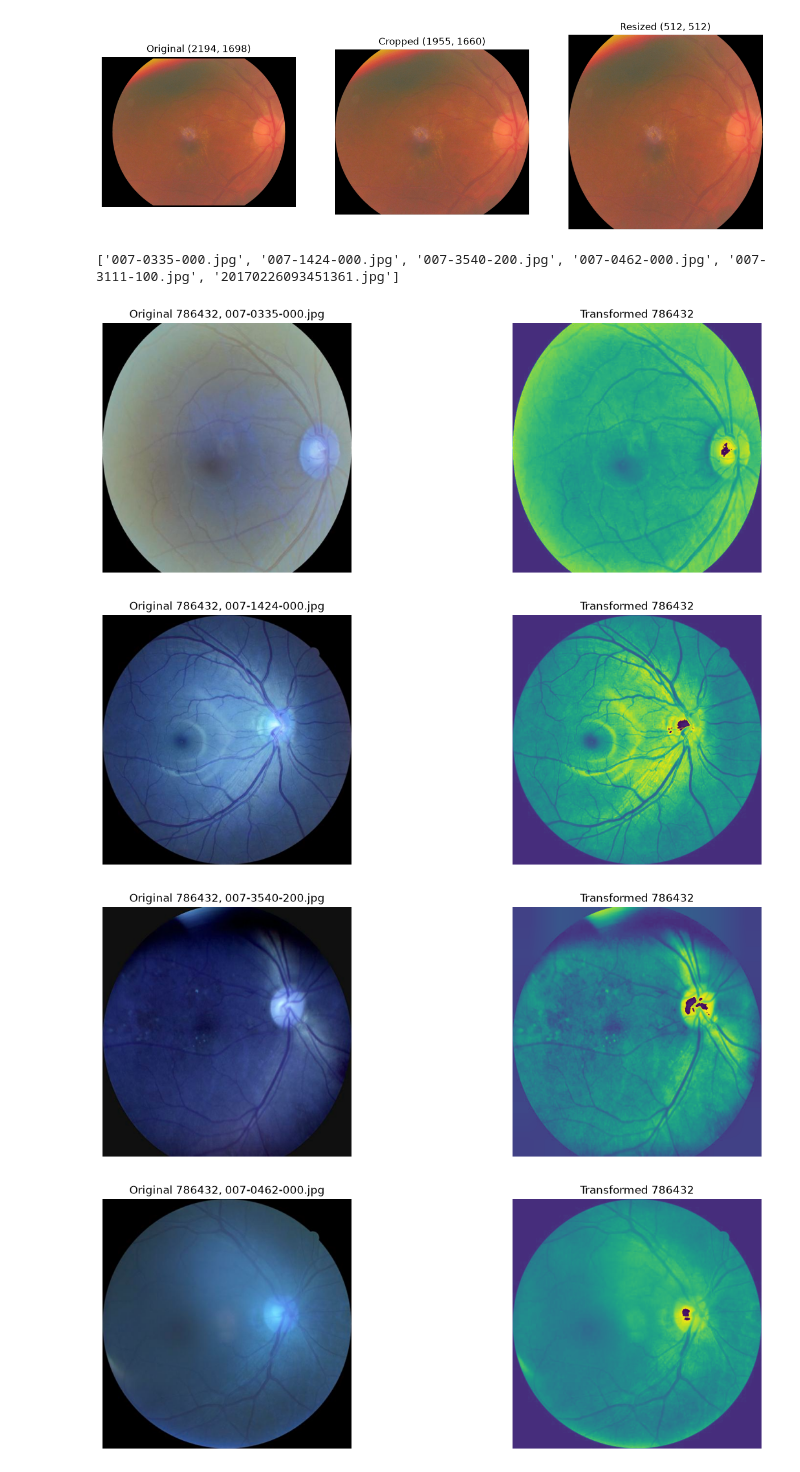
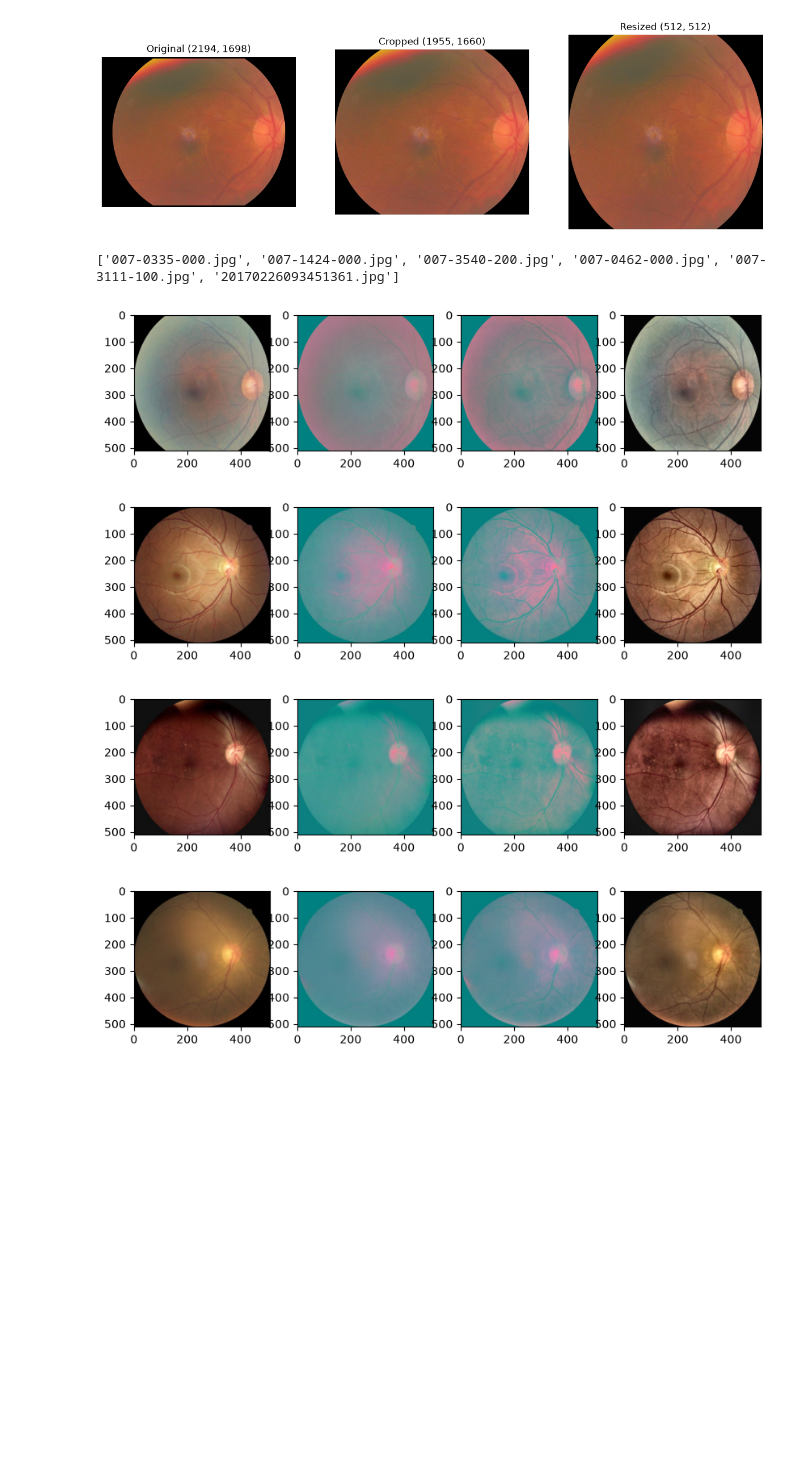
Before and after one commit to SaNita9/mlsp_experiments, a Jupyter notebook: crop_resize_experiment.ipynb, the cells around one changed output. Cells and saved outputs as stored; diff of their text form; code cells hidden in the pictures; blank space fills up the shorter version.

Commit message:
drafted clahe pipeline

```diff
--- a/crop_resize_experiment.ipynb
+++ b/crop_resize_experiment.ipynb
@@ -54,34 +54,52 @@ plt.show()
 # %%
 import matplotlib.pyplot as plt
 import cv2
 import numpy as np
 import os
+
+from PIL import Image
 
 root = "./ddr/DDR-dataset/DR_grading"
 name_list = os.path.join(root, "train512")
 img_list = os.listdir(name_list)[:6]
 
 print(img_list)
 
 for img_name in img_list:
 	img_path = os.path.join(root, "train512", img_name)
-	img =  cv2.imread(img_path)
 
-	fig, axes = plt.subplots(1, 2, figsize=(15, 5))
-	axes[0].imshow(img)
-	axes[0].set_title(f"Original {img.size}, {img_name}")
-	image_bw = cv2.cvtColor(img, cv2.COLOR_BGR2GRAY)
-	clahe = cv2.createCLAHE(clipLimit=2)
-	clahe_img = np.clip(clahe.apply(image_bw) + 30, 0, 255).astype(np.uint8)
-	_, threshold_img = cv2.threshold(image_bw, 155, 255, cv2.THRESH_BINARY)
-	axes[1].imshow(clahe_img)
-	axes[1].set_title(f"Transformed {img.size}")
-	for ax in axes:
-		ax.axis("off")
+	img_bgr = cv2.imread(img_path)
+	img_rgb = cv2.cvtColor(img_bgr, cv2.COLOR_BGR2RGB)
+	lab = cv2.cvtColor(img_bgr,cv2.COLOR_BGR2LAB)
+
+	L,A,B=cv2.split(lab)
+	# cv2.imshow("L_Channel",L) # For L Channel
+	# cv2.imshow("A_Channel",A) # For A Channel
+	# cv2.imshow("B_Channel",B) # For B Channel
+
+
+	fig, axes = plt.subplots(1, 4, figsize=(10, 3))
+	axes[0].imshow(img_rgb)
+	axes[1].imshow(lab)
+	# axes[2].imshow(L)
+
+	# axes[0].set_title(f"Original {img.size}, {img_name}")
+
+	clip_limit = 2
+	tile_grid_size = (8, 8)
+
+	clahe = cv2.createCLAHE(clipLimit=clip_limit, tileGridSize=tile_grid_size)
+	clahe_L = np.clip(clahe.apply(L))
+
+	clahe_lab = cv2.merge((clahe_L, A, B))
+	clahe_rgb = cv2.cvtColor(clahe_lab, cv2.COLOR_LAB2RGB)
+	axes[2].imshow(clahe_lab)
+	axes[3].imshow(clahe_rgb)
+
 plt.show()
 # %% [output]
 ['007-0335-000.jpg', '007-1424-000.jpg', '007-3540-200.jpg', '007-0462-000.jpg', '007-3111-100.jpg', '20170226093451361.jpg']
-[figure, old version]
+[figure, new version]
-[figure, old version]
+[figure, new version]
-[figure, old version]
+[figure, new version]
-[figure, old version]
+[figure, new version]
```
Also changed, not shown: parts of 2 cells of this notebook.
